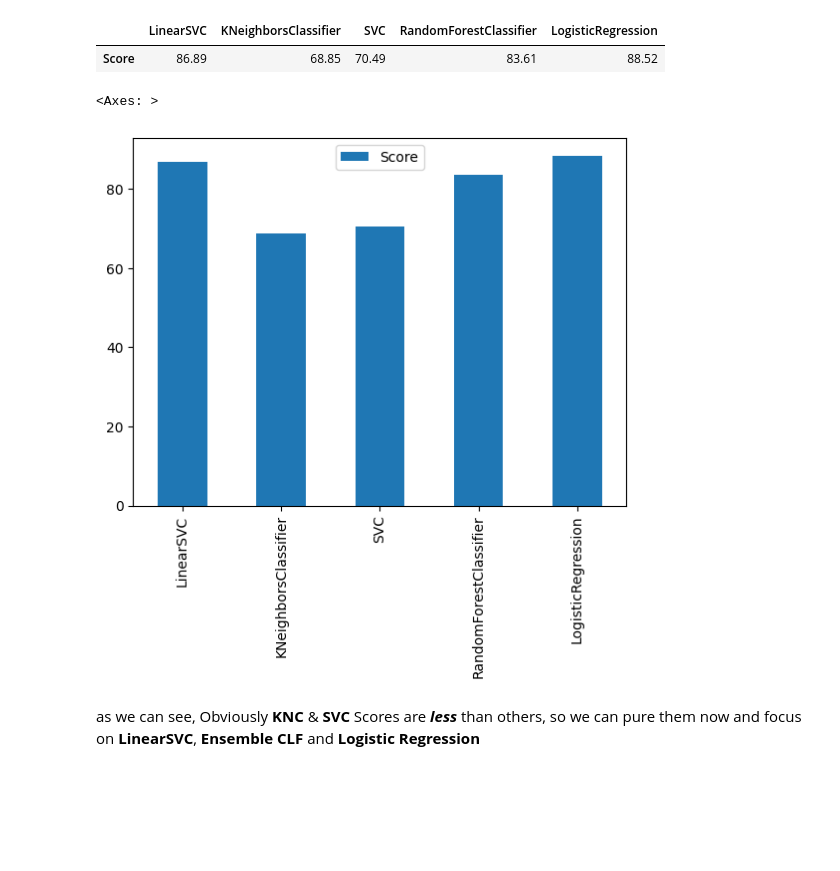
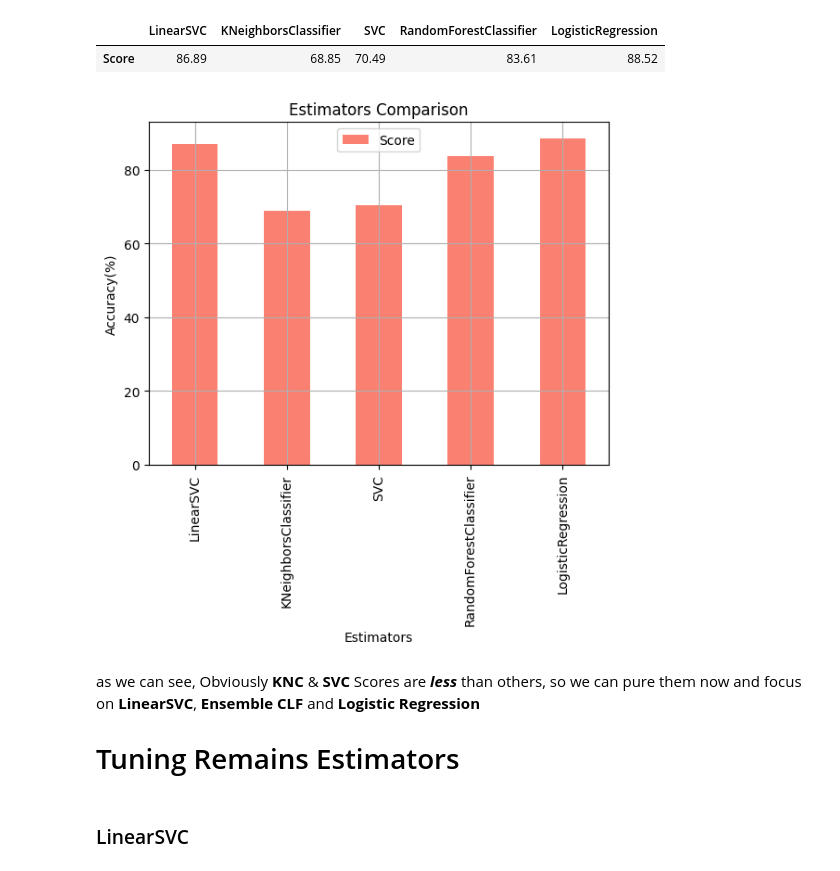
Before and after one commit to Hamid-Ba/heart-disease-project, a Jupyter notebook: Heart Disease Project.ipynb, the cells around one changed output. Saved outputs shown, nothing was run; the diff lists cells and outputs as text; code cells hidden in the pictures; blank space fills up the shorter version.

Commit message:
Tuned Linear SVC

```diff
--- a/Heart Disease Project.ipynb
+++ b/Heart Disease Project.ipynb
@@ -426,9 +426,14 @@ models_pd
 |  | LinearSVC | KNeighborsClassifier | SVC | RandomForestClassifier | LogisticRegression |
 | Score | 86.89 | 68.85 | 70.49 | 83.61 | 88.52 |
 # %%
-models_pd.T.plot(kind="bar")
+models_pd.T.plot(kind="bar", color="salmon");
+plt.xlabel("Estimators")
+plt.ylabel("Accuracy(%)")
+plt.title("Estimators Comparison")
+plt.grid()
 # %% [output]
-<Axes: >
-[figure, old version]
+[figure, new version]
 # %% [markdown]
 as we can see, Obviously **KNC** & **SVC** Scores are ***less*** than others, so we can pure them now and focus on **LinearSVC**, **Ensemble CLF** and **Logistic Regression**
+
+# Tuning Remains Estimators
@@ -434,0 +442,2 @@ as we can see, Obviously **KNC** & **SVC** Scores are ***less*** than others, so
+# %% [markdown]
+### LinearSVC
```
Also changed, not shown: parts of 9 cells of this notebook.
